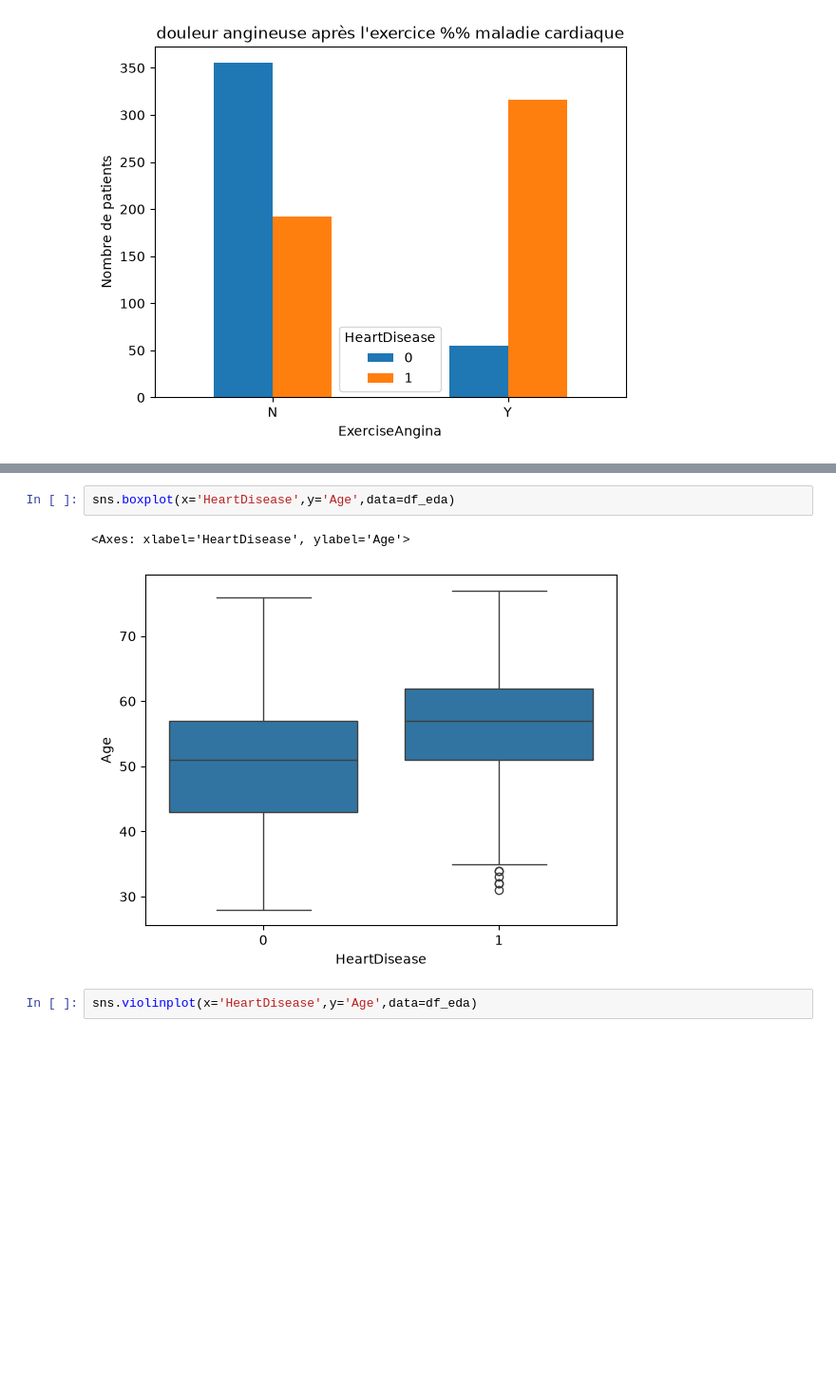
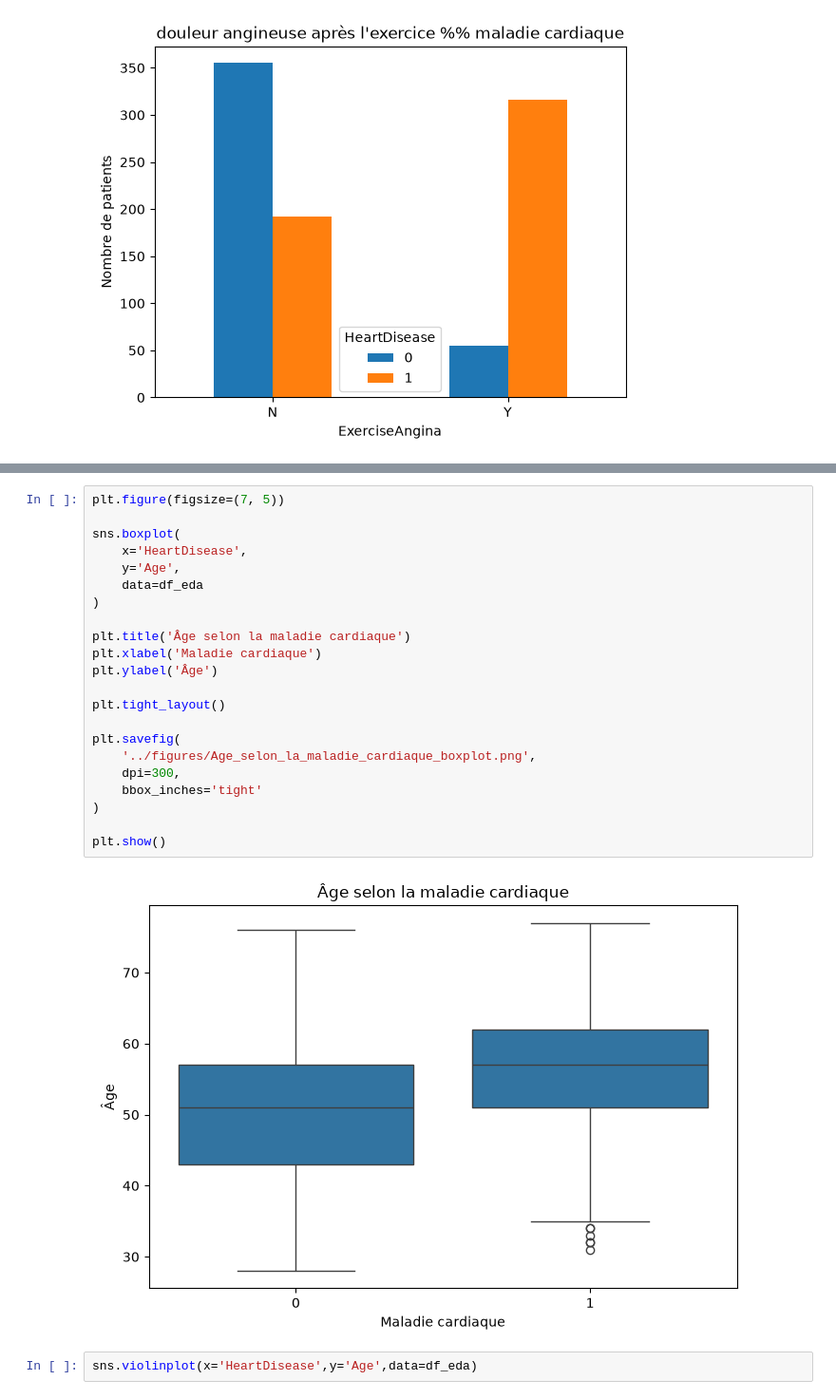
Before and after one commit to mohamedamineelkasbi/heart_disease_prediction_project, a Jupyter notebook: notebooks/DATA_VISUALISATION.ipynb, the cells around one changed output, grey strips where cells are left out. Shown at 95% size. Cells and saved outputs as stored; diff of their text form; blank space fills up the shorter version.

```diff
--- a/notebooks/DATA_VISUALISATION.ipynb
+++ b/notebooks/DATA_VISUALISATION.ipynb
@@ -165,8 +224,27 @@ sns.boxplot(x='HeartDisease',y='Cholesterol',data=df_eda)
 # %%
-sns.boxplot(x='HeartDisease',y='Age',data=df_eda)
+plt.figure(figsize=(7, 5))
+
+sns.boxplot(
+    x='HeartDisease',
+    y='Age',
+    data=df_eda
+)
+
+plt.title('Âge selon la maladie cardiaque')
+plt.xlabel('Maladie cardiaque')
+plt.ylabel('Âge')
+
+plt.tight_layout()
+
+plt.savefig(
+    '../figures/Age_selon_la_maladie_cardiaque_boxplot.png',
+    dpi=300,
+    bbox_inches='tight'
+)
+
+plt.show()
 # %% [output]
-<Axes: xlabel='HeartDisease', ylabel='Age'>
-[figure, old version]
+[figure, new version]
 # %%
 sns.violinplot(x='HeartDisease',y='Age',data=df_eda)
 # %% [output]
```
Also changed, not shown: parts of 6 cells of this notebook, 7 other files.
